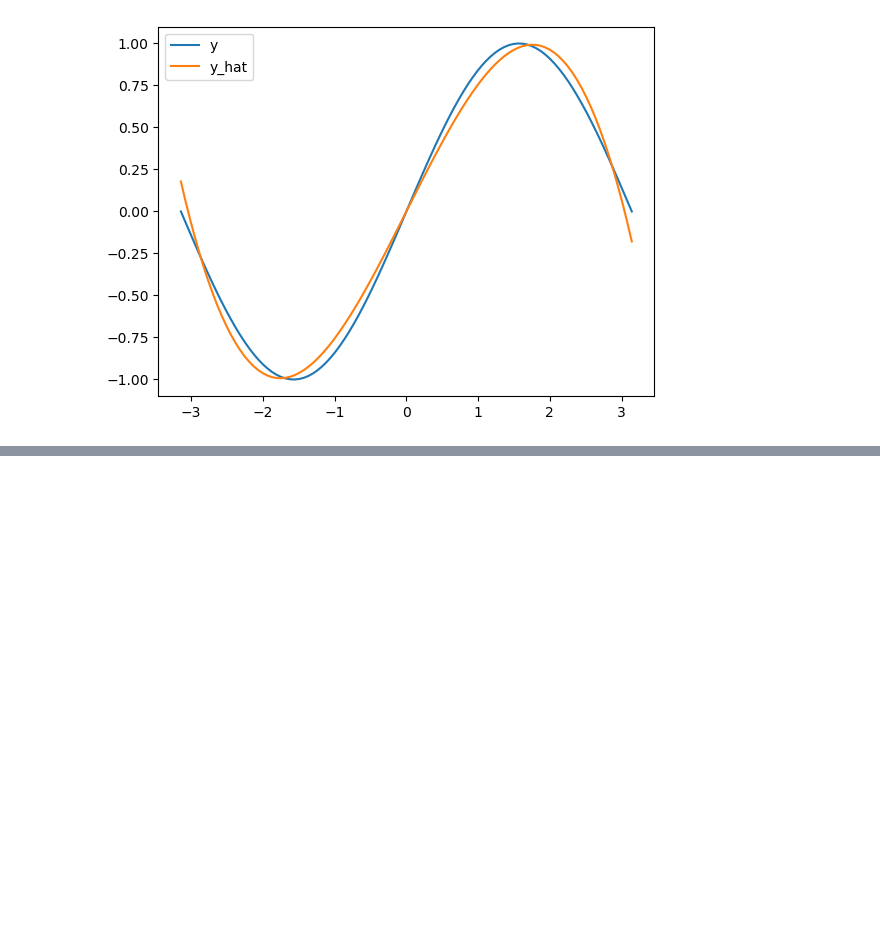
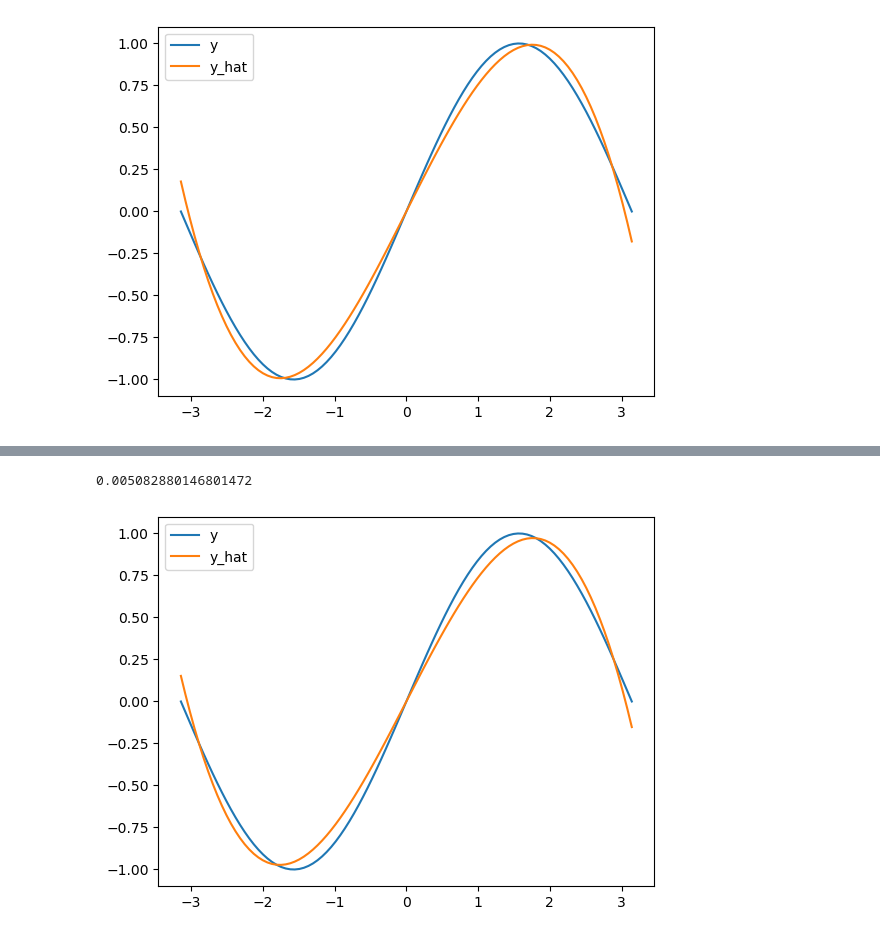
Before and after one commit to carookim/Python2, a Jupyter notebook: model12.ipynb, the cells around one changed output, grey strips where cells are left out. Saved outputs shown, nothing was run; the diff lists cells and outputs as text; code cells hidden in the pictures; blank space fills up the shorter version.

```diff
--- a/model12.ipynb
+++ b/model12.ipynb
@@ -112,0 +269,48 @@ np.random.seed(42)
+# %%
+from torch.optim import Adam
+import torch
+import numpy as np
+import torch.nn as nn
+
+torch.manual_seed(42)
+np.random.seed(42)
+
+X = torch.linspace(-np.pi, np.pi, 100)
+y = torch.sin(X)
+
+eta = 1e-3
+epochs = 1000
+
+# 하이퍼파라메터
+eta = 1e-3
+epochs = 5000
+
+# 기저함수 행렬 (100,4)
+X_theta = torch.stack([X**3, X**2, X, torch.ones_like(X) ],dim=1)
+
+# 모델 생성
+model = nn.Linear(4,1,bias=True)
+
+# 가중치 적용
+optim = Adam(model.parameters(), lr=eta)
+
+# 손실함수
+criterion = torch.nn.MSELoss()
+
+for epoch in range(epochs):
+    optim.zero_grad()
+
+    y_hat = model(X_theta).squeeze()
+    loss = criterion(y_hat, y)
+    loss.backward()
+    optim.step()
+print(loss.item())
+
+import matplotlib.pyplot as plt
+plt.plot(X,y,label='y')
+plt.plot(X,y_hat.detach().numpy(), label='y_hat')
+plt.legend()
+plt.show()
+# %% [output]
+0.005082880146801472
+[figure, added]
```
Also changed, not shown: parts of 12 cells of this notebook, 3 other files.
